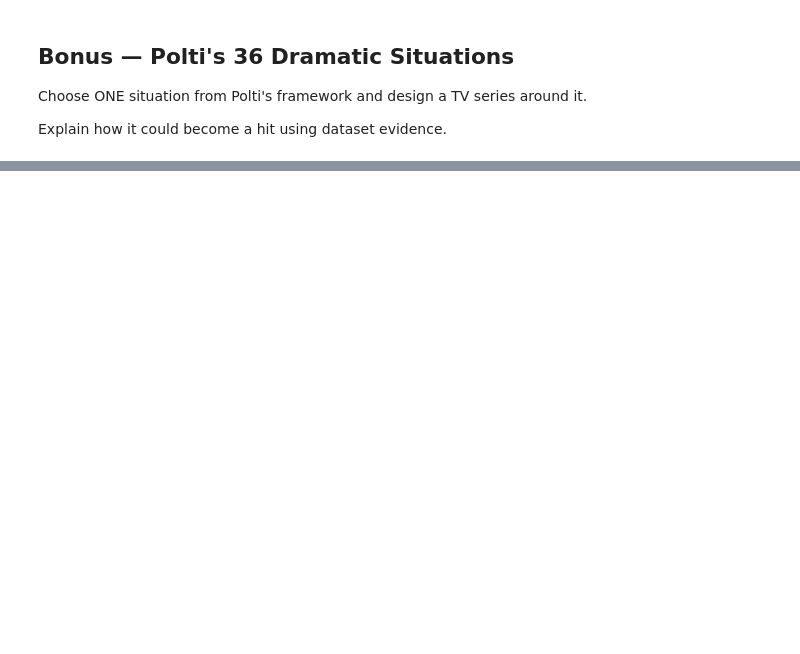
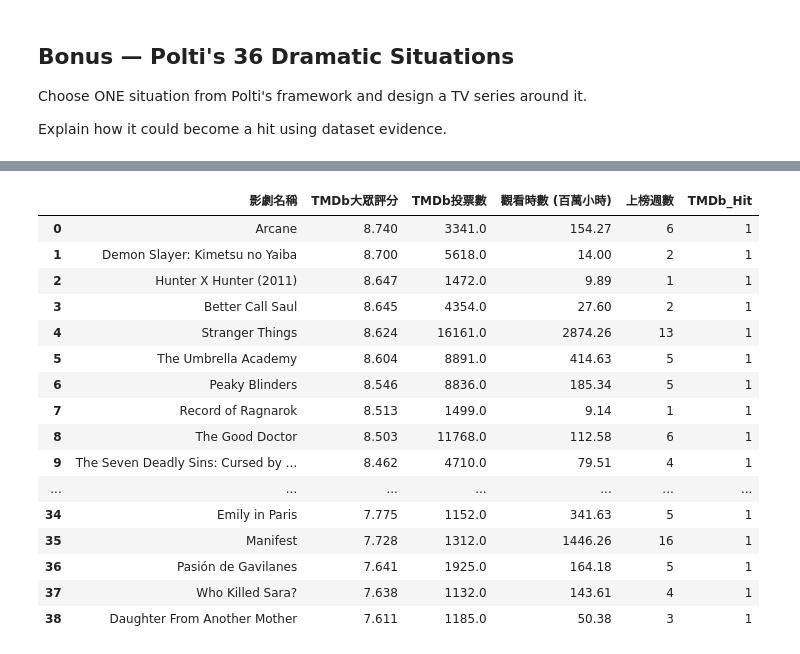
Before and after one commit to vincent-copy/netflix-writers, a Jupyter notebook: netflix-writer.ipynb, the cells around one changed output, grey strips where cells are left out. Saved outputs shown, nothing was run; the diff lists cells and outputs as text; code cells hidden in the pictures; blank space fills up the shorter version.

```diff
--- a/netflix-writer.ipynb
+++ b/netflix-writer.ipynb
@@ -234,0 +556,60 @@ Explain how it could become a hit using dataset evidence.
+# %%
+import pandas as pd
+
+# 1. 複製資料，建立乾淨的分析環境
+df_tmdb_sort = netflix.copy()
+
+# 2. 數據整理（換算為百萬小時，並載入 TMDb 口碑指標）
+df_tmdb_sort["觀看時數 (百萬小時)"] = (df_tmdb_sort["netflix_viewing_hours"] / 1000000).round(2)
+df_tmdb_sort["上榜週數"] = df_tmdb_sort["netflix_weeks"]
+df_tmdb_sort["TMDb大眾評分"] = df_tmdb_sort["tmdb_vote_average"]
+df_tmdb_sort["TMDb投票數"] = df_tmdb_sort["tmdb_vote_count"]
+
+# 3. 嚴格排除 TMDb 匹配缺失的資料（確保篩選與排序基礎完全一致）
+df_tmdb_sort_clean = df_tmdb_sort.dropna(subset=["TMDb大眾評分", "TMDb投票數", "觀看時數 (百萬小時)"]).copy()
+
+# 4. 核心定義：以 TMDb 雙指標判定是否為 Hit (1=是, 0=否)
+# 門檻設定：評分優秀（>= 7.5）且累積足夠的大眾討論度（投票數 >= 1000）
+df_tmdb_sort_clean["TMDb_Hit"] = (
+    (df_tmdb_sort_clean["TMDb大眾評分"] >= 7.5) &
+    (df_tmdb_sort_clean["TMDb投票數"] >= 1000)
+).astype(int)
+
+# 5. 篩選出所有是 Hit 的影劇 (TMDb_Hit == 1)
+all_hit_shows = df_tmdb_sort_clean[df_tmdb_sort_clean["TMDb_Hit"] == 1].copy()
+
+# 6. 關鍵步驟：以【TMDb大眾評分】由高到低（降冪）排序
+all_hit_shows_sorted = all_hit_shows.sort_values(
+    by="TMDb大眾評分", ascending=False
+).reset_index(drop=True)
+
+# 7. 整理最終呈現欄位
+final_display = all_hit_shows_sorted[[
+    "netflix_title",
+    "TMDb大眾評分",
+    "TMDb投票數",
+    "觀看時數 (百萬小時)",
+    "上榜週數",
+    "TMDb_Hit"
+]].rename(columns={"netflix_title": "影劇名稱"})
+
+# ==========================================
+# 呈現最終完美的結果 (會列出所有符合 TMDb_Hit 的影劇)
+# ==========================================
+print("=" * 95)
+print(f"🎯 篩選結果：在成功匹配的數據中，共找到 {len(final_display)} 部符合【TMDb_Hit】的影劇")
+print("   排序標準：依【TMDb大眾評分】由高到低排序")
+print("=" * 95)
+display(final_display)
+
+# ==========================================
+# 任務二：計算這個篩選集合內，口碑與流量的相關係數
+# ==========================================
+# 在這群「被定義為 Hit」的優質影劇中，高評分是否與高觀看時數有關？
+corr_hit_subset = final_display["TMDb大眾評分"].corr(final_display["觀看時數 (百萬小時)"])
+print("\n" + "=" * 95)
+print("📊 深度洞察：在【TMDb_Hit】優質影劇集合中，口碑與流量的關係")
+print("=" * 95)
+print(f"▸ 在這群 Hit 影劇中，【TMDb大眾評分】 vs. 【觀看時數】的相關係數 (r) ＝ {corr_hit_subset:.4f}")
+print("-" * 95)
+# %% [output]
@@ -234,0 +620,17 @@ Explain how it could become a hit using dataset evidence.
+|  | 影劇名稱 | TMDb大眾評分 | TMDb投票數 | 觀看時數 (百萬小時) | 上榜週數 | TMDb_Hit |
+| 0 | Arcane | 8.740 | 3341.0 | 154.27 | 6 | 1 |
+| 1 | Demon Slayer: Kimetsu no Yaiba | 8.700 | 5618.0 | 14.00 | 2 | 1 |
+| 2 | Hunter X Hunter (2011) | 8.647 | 1472.0 | 9.89 | 1 | 1 |
+| 3 | Better Call Saul | 8.645 | 4354.0 | 27.60 | 2 | 1 |
+| 4 | Stranger Things | 8.624 | 16161.0 | 2874.26 | 13 | 1 |
+| 5 | The Umbrella Academy | 8.604 | 8891.0 | 414.63 | 5 | 1 |
+| 6 | Peaky Blinders | 8.546 | 8836.0 | 185.34 | 5 | 1 |
+| 7 | Record of Ragnarok | 8.513 | 1499.0 | 9.14 | 1 | 1 |
+| 8 | The Good Doctor | 8.503 | 11768.0 | 112.58 | 6 | 1 |
+| 9 | The Seven Deadly Sins: Cursed by ... | 8.462 | 4710.0 | 79.51 | 4 | 1 |
+| ... | ... | ... | ... | ... | ... | ... |
+| 34 | Emily in Paris | 7.775 | 1152.0 | 341.63 | 5 | 1 |
+| 35 | Manifest | 7.728 | 1312.0 | 1446.26 | 16 | 1 |
+| 36 | Pasión de Gavilanes | 7.641 | 1925.0 | 164.18 | 5 | 1 |
+| 37 | Who Killed Sara? | 7.638 | 1132.0 | 143.61 | 4 | 1 |
+| 38 | Daughter From Another Mother | 7.611 | 1185.0 | 50.38 | 3 | 1 |
```
Also changed, not shown: parts of 18 cells of this notebook.
